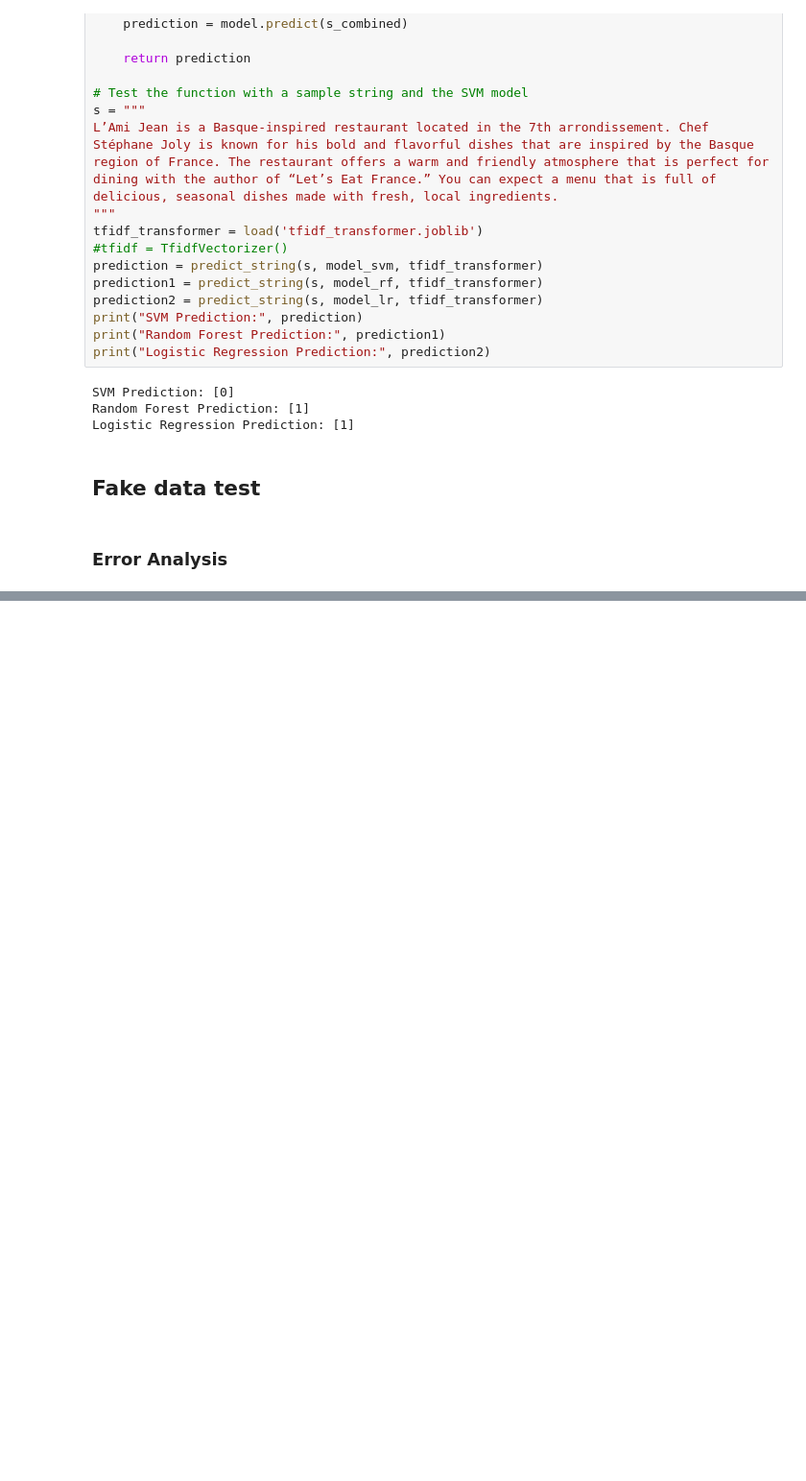
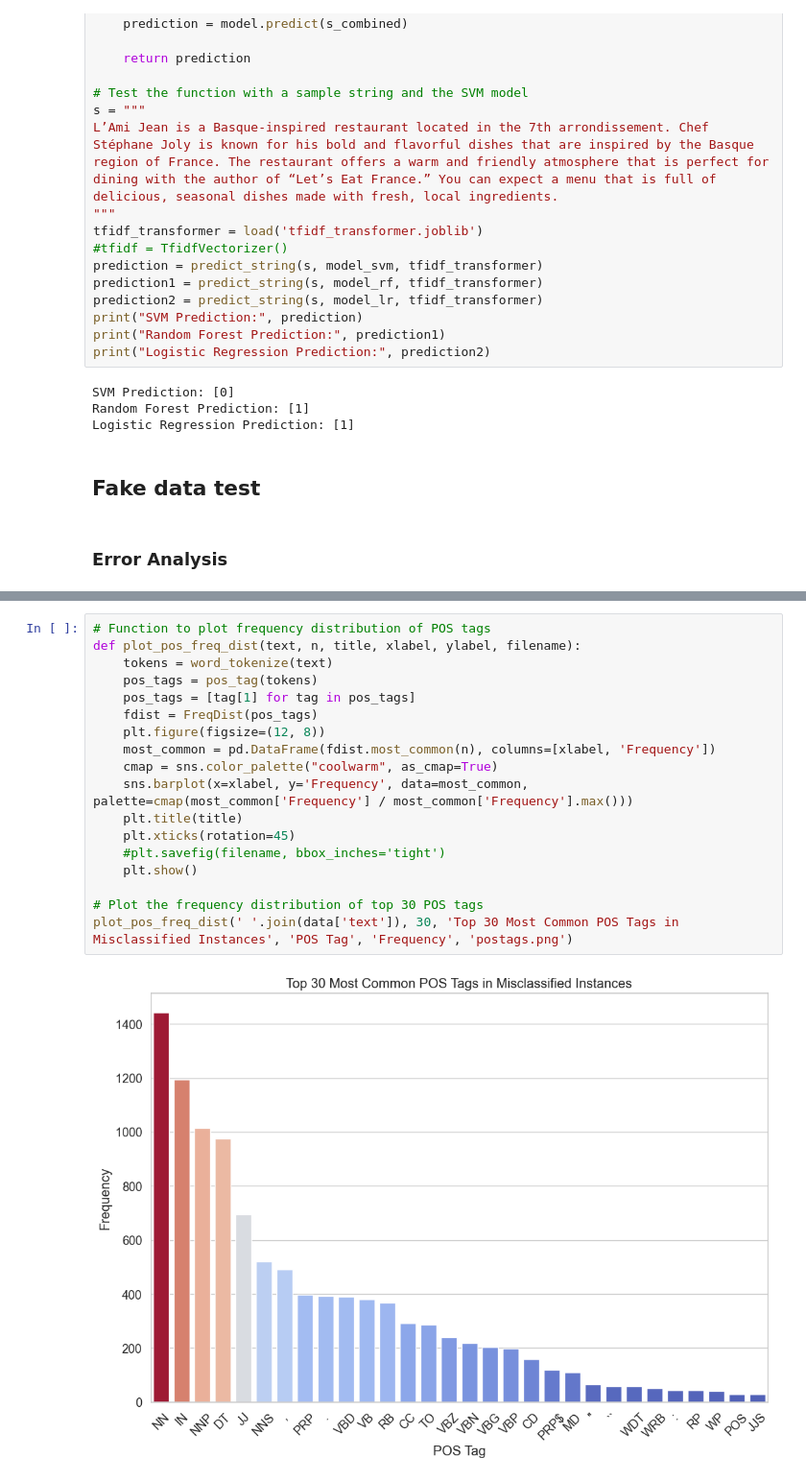
Before and after one commit to majunze2001/NLP-final-project, a Jupyter notebook: src/ML_Script.ipynb, the cells around one changed output, grey strips where cells are left out. Shown at 96% size. Cells and saved outputs as stored; diff of their text form; blank space fills up the shorter version.

```diff
--- a/src/ML_Script.ipynb
+++ b/src/ML_Script.ipynb
@@ -510,0 +470,20 @@ plt.show()
+# %%
+# Function to plot frequency distribution of POS tags
+def plot_pos_freq_dist(text, n, title, xlabel, ylabel, filename):
+    tokens = word_tokenize(text)
+    pos_tags = pos_tag(tokens)
+    pos_tags = [tag[1] for tag in pos_tags]
+    fdist = FreqDist(pos_tags)
+    plt.figure(figsize=(12, 8))
+    most_common = pd.DataFrame(fdist.most_common(n), columns=[xlabel, 'Frequency'])
+    cmap = sns.color_palette("coolwarm", as_cmap=True)
+    sns.barplot(x=xlabel, y='Frequency', data=most_common, palette=cmap(most_common['Frequency'] / most_common['Frequency'].max()))
+    plt.title(title)
+    plt.xticks(rotation=45)
+    #plt.savefig(filename, bbox_inches='tight')
+    plt.show()
+
+# Plot the frequency distribution of top 30 POS tags
+plot_pos_freq_dist(' '.join(data['text']), 30, 'Top 30 Most Common POS Tags in Misclassified Instances', 'POS Tag', 'Frequency', 'postags.png')
+# %% [output]
+[figure, added]
```
Also changed, not shown: parts of 8 cells of this notebook.
